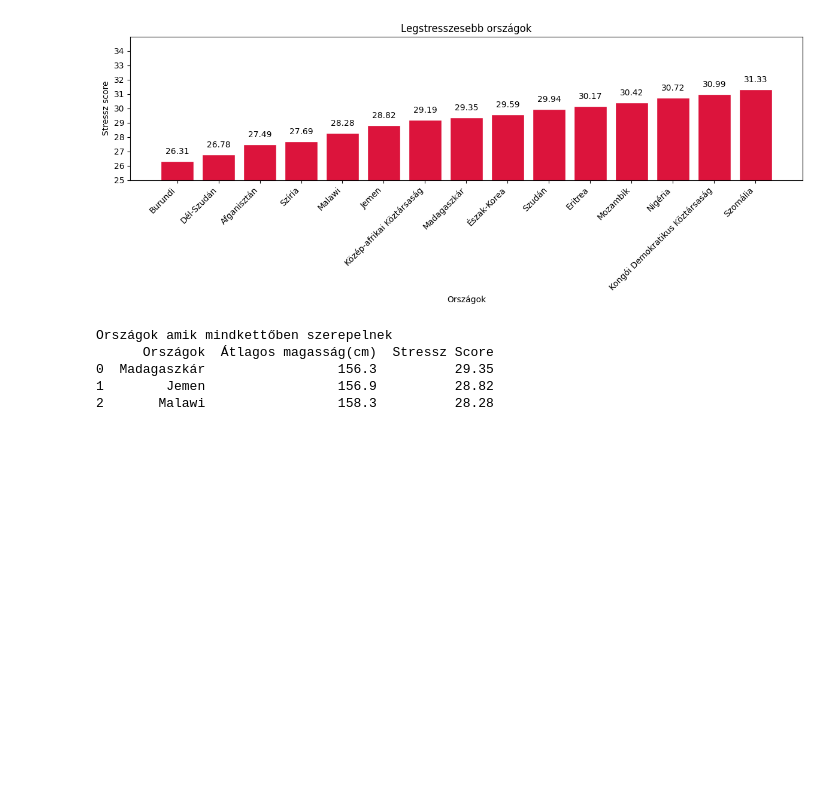
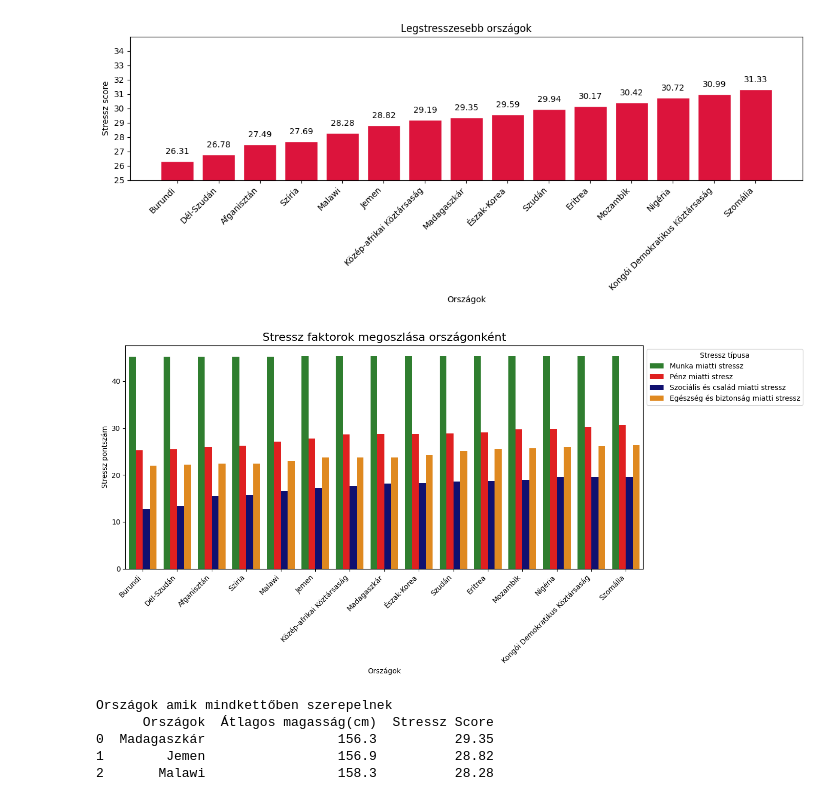
Before and after one commit to virag44/2026_matprog_projekt, a Jupyter notebook: Project.ipynb, the cells around one changed output. Saved outputs shown, nothing was run; the diff lists cells and outputs as text; code cells hidden in the pictures; blank space fills up the shorter version.

```diff
--- a/Project.ipynb
+++ b/Project.ipynb
@@ -220,6 +220,19 @@ plt.show()
 # %% [output]
 [figure]
 [figure]
+# %%
+stress = pd.read_excel("Stressz-pontszamok.xlsx")
+plt.figure(figsize=(14, 7))
+sns.barplot(data=stress, x="Országok", y="Stressz pontszám",hue="Stressz típusa",palette=['forestgreen', 'red', 'navy', 'darkorange'])
+plt.xticks(rotation=45, ha="right")
+plt.title("Stressz faktorok megoszlása országonként", fontsize=16)
+plt.xlabel("Országok")
+plt.ylabel("Stressz pontszám")
+plt.legend(title="Stressz típusa", bbox_to_anchor=(1, 1), loc="upper left")
+plt.tight_layout()
+plt.show()
+# %% [output]
+[figure, added]
 # %%
 heights = {}
 stressscore = {}
```
